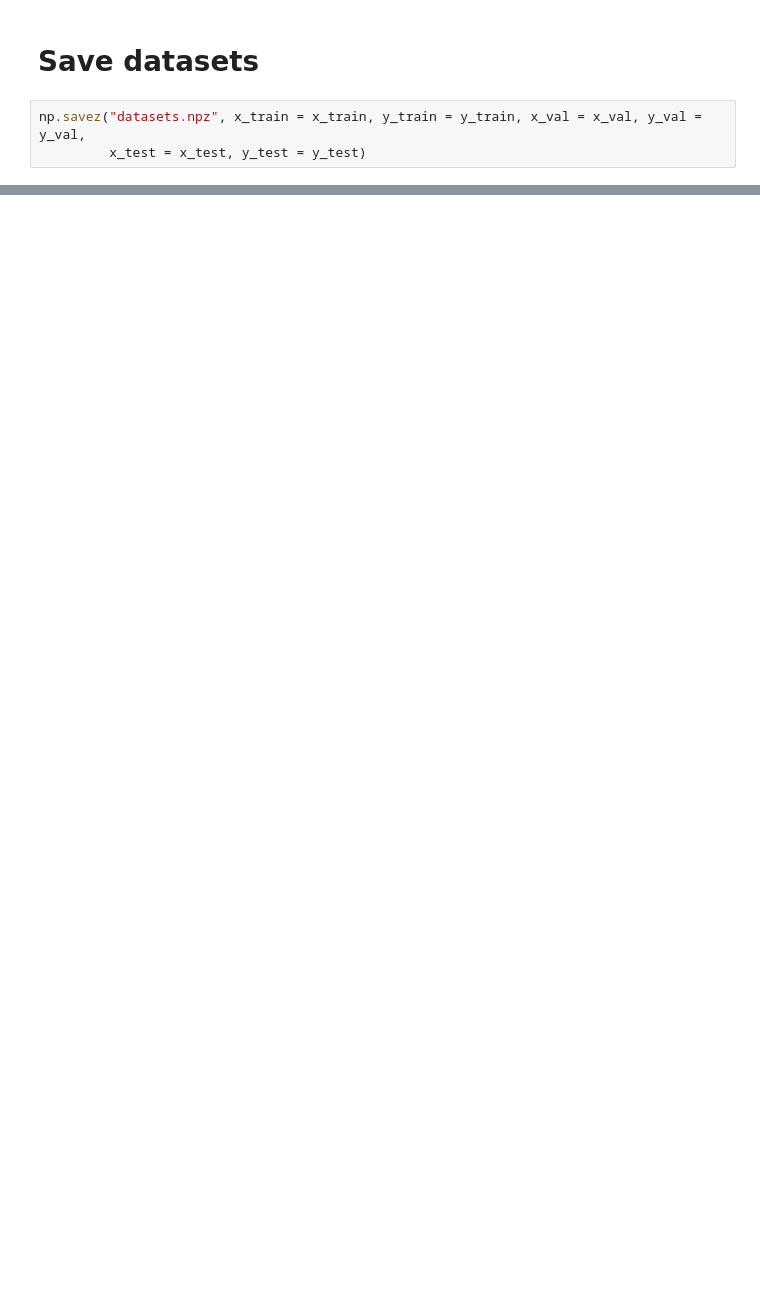
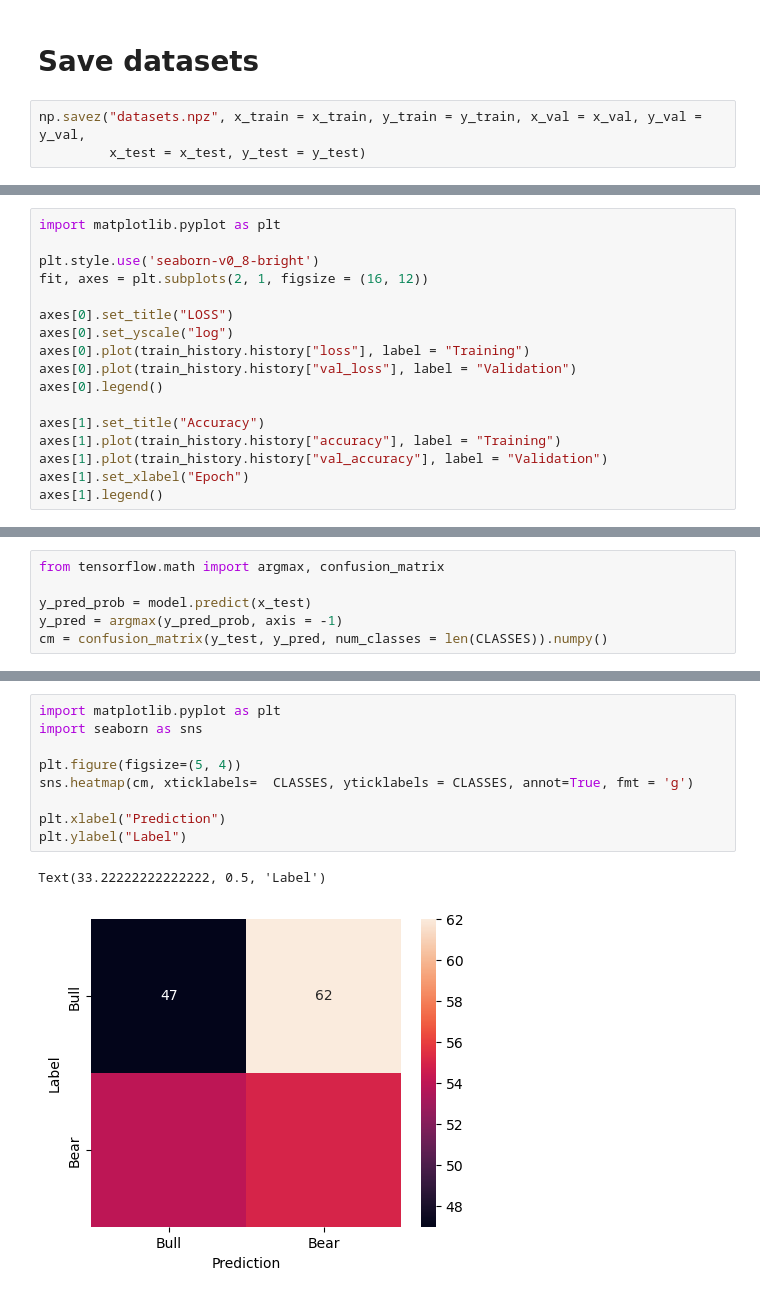
Before and after one commit to OohelloworldoO/Practical-Applications-of-Artificial-Intelligence, a Jupyter notebook: Machine Learning(ML)/Project/Stock prediction(version2).ipynb, the cells around one changed output, grey strips where cells are left out. Drawn from its saved outputs; the diff is of its cells as text; blank space fills up the shorter version.

```diff
--- a/Machine Learning(ML)/Project/Stock prediction(version2).ipynb
+++ b/Machine Learning(ML)/Project/Stock prediction(version2).ipynb
@@ -162,0 +243,17 @@ np.savez("datasets.npz", x_train = x_train, y_train = y_train, x_val = x_val, y_
+# %%
+import matplotlib.pyplot as plt
+
+plt.style.use('seaborn-v0_8-bright')
+fit, axes = plt.subplots(2, 1, figsize = (16, 12))
+
+axes[0].set_title("LOSS")
+axes[0].set_yscale("log")
+axes[0].plot(train_history.history["loss"], label = "Training")
+axes[0].plot(train_history.history["val_loss"], label = "Validation")
+axes[0].legend()
+
+axes[1].set_title("Accuracy")
+axes[1].plot(train_history.history["accuracy"], label = "Training")
+axes[1].plot(train_history.history["val_accuracy"], label = "Validation")
+axes[1].set_xlabel("Epoch")
+axes[1].legend()
@@ -162,0 +272,6 @@ np.savez("datasets.npz", x_train = x_train, y_train = y_train, x_val = x_val, y_
+# %%
+from tensorflow.math import argmax, confusion_matrix
+
+y_pred_prob = model.predict(x_test)
+y_pred = argmax(y_pred_prob, axis = -1)
+cm = confusion_matrix(y_test, y_pred, num_classes = len(CLASSES)).numpy()
@@ -162,0 +280,12 @@ np.savez("datasets.npz", x_train = x_train, y_train = y_train, x_val = x_val, y_
+# %%
+import matplotlib.pyplot as plt
+import seaborn as sns
+
+plt.figure(figsize=(5, 4))
+sns.heatmap(cm, xticklabels=  CLASSES, yticklabels = CLASSES, annot=True, fmt = 'g')
+
+plt.xlabel("Prediction")
+plt.ylabel("Label")
+# %% [output]
+Text(33.22222222222222, 0.5, 'Label')
+[figure, added]
```
Also changed, not shown: parts of 17 cells of this notebook, 2 other files.
